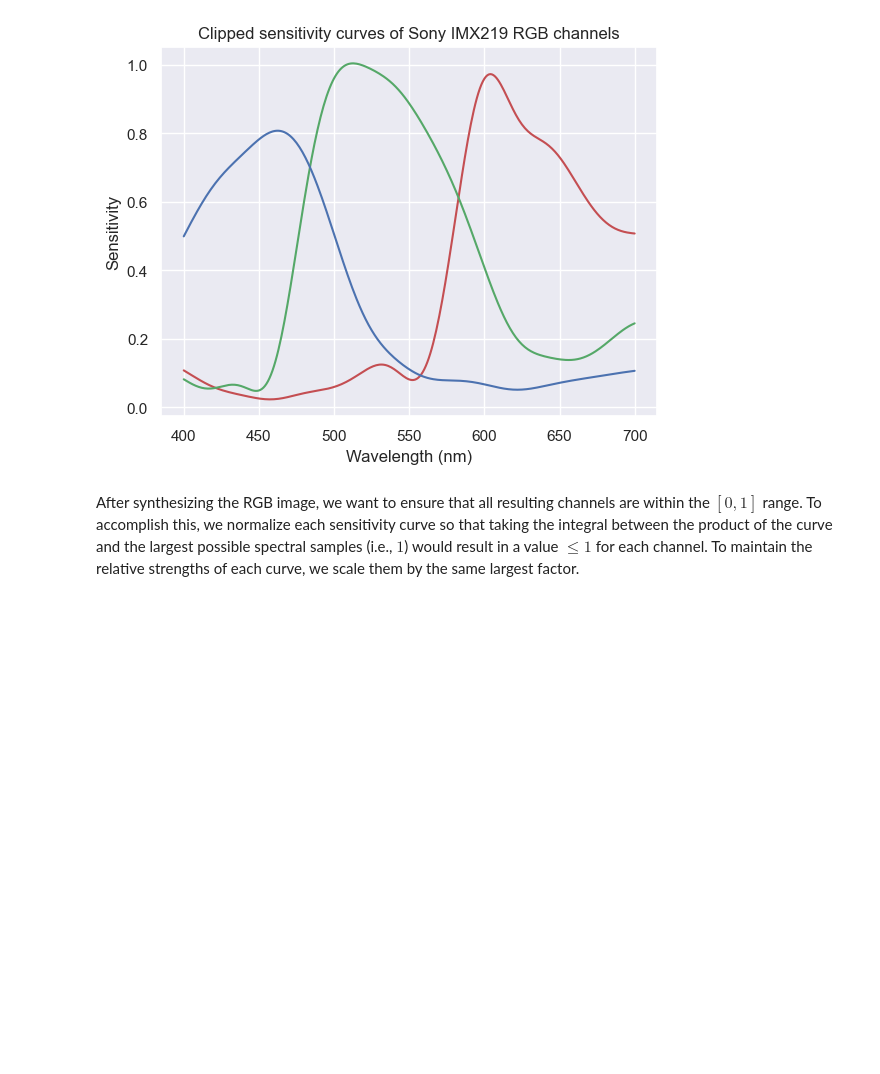
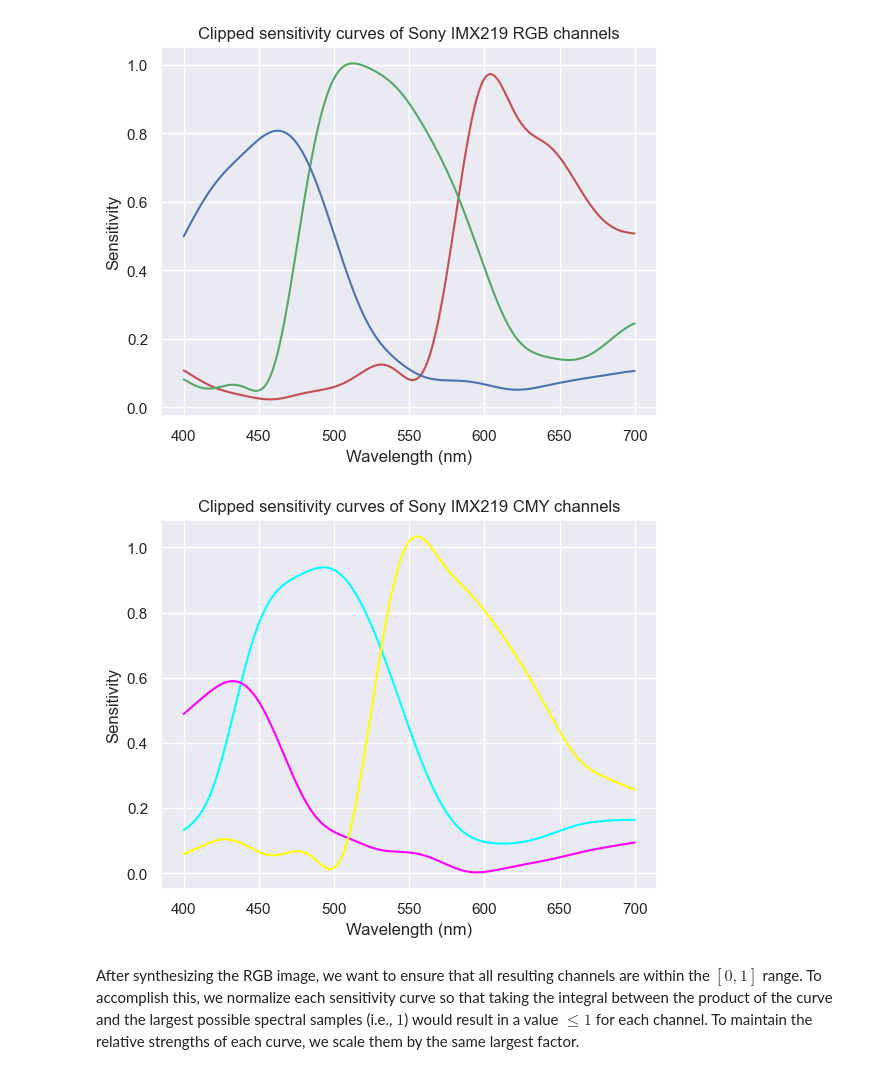
Before and after one commit to daniilsjb/suspectral, a Jupyter notebook: suspectral-notebook/RGB.ipynb, the cells around one changed output. Drawn from its saved outputs; the diff is of its cells as text; code cells hidden in the pictures; blank space fills up the shorter version.

```diff
--- a/suspectral-notebook/RGB.ipynb
+++ b/suspectral-notebook/RGB.ipynb
@@ -117,7 +128,8 @@ imx219_wavelength_mask = ((imx219_wavelengths >= imx219_wavelength_min) &
                           (imx219_wavelengths <= imx219_wavelength_max))
 # %%
 imx219_wavelengths = imx219_wavelengths[imx219_wavelength_mask]
-imx219_sensitivities = imx219_sensitivities[imx219_wavelength_mask]
+imx219_rgb = imx219_rgb[imx219_wavelength_mask]
+imx219_cmy = imx219_cmy[imx219_wavelength_mask]
 # %% [markdown]
 As a visual reference, we plot the clipped sensitivity curves.
 # %%
@@ -130,6 +142,16 @@ plt.ylabel('Sensitivity')
 plt.show()
 # %% [output]
 [figure]
+# %%
+plt.title('Clipped sensitivity curves of Sony IMX219 CMY channels')
+plt.plot(imx219_wavelengths, imx219_cmy[:, 0], color='cyan')
+plt.plot(imx219_wavelengths, imx219_cmy[:, 1], color='magenta')
+plt.plot(imx219_wavelengths, imx219_cmy[:, 2], color='yellow')
+plt.xlabel('Wavelength (nm)')
+plt.ylabel('Sensitivity')
+plt.show()
+# %% [output]
+[figure, added]
 # %% [markdown]
 After synthesizing the RGB image, we want to ensure that all resulting channels are within the $[0, 1]$ range. To accomplish this, we normalize each sensitivity curve so that taking the integral between the product of the curve and the largest possible spectral samples (i.e., $1$) would result in a value $\le 1$ for each channel. To maintain the relative strengths of each curve, we scale them by the same largest factor.
 # %%
```
Also changed, not shown: parts of 39 cells of this notebook.
